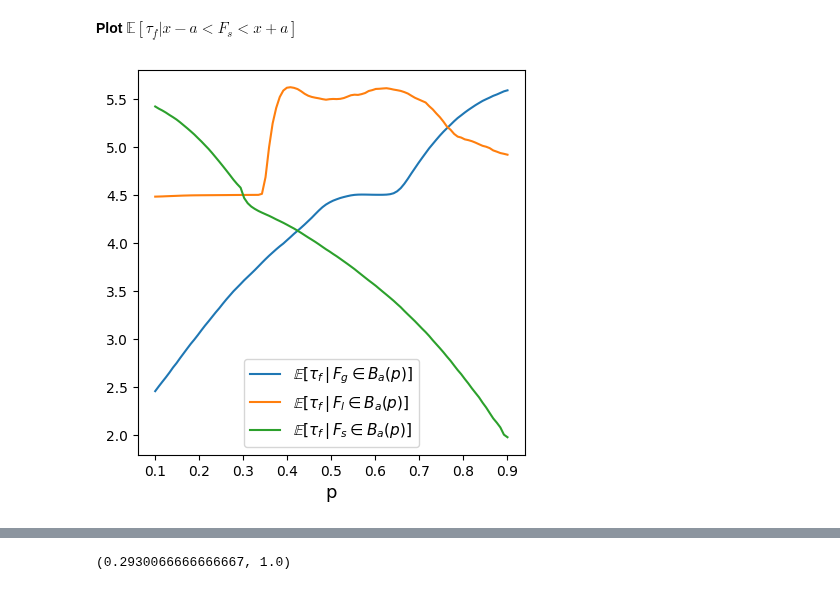
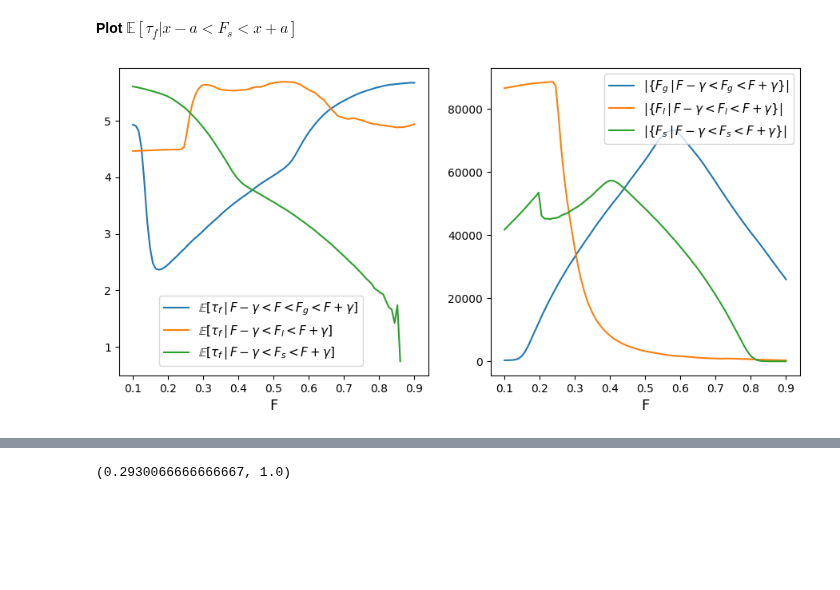
Before and after one commit to pinakm9/random-feature-map, a Jupyter notebook: notebooks/bad-feature-example.ipynb, the cells around one changed output, grey strips where cells are left out. Cells and saved outputs as stored; diff of their text form; code cells hidden in the pictures; blank space fills up the shorter version.

```diff
--- a/notebooks/bad-feature-example.ipynb
+++ b/notebooks/bad-feature-example.ipynb
@@ -174,25 +227,43 @@ Time taken by get_mean_std is 0.2484 seconds
 # %% [markdown]
 **Plot $\mathbb{E}[\tau_f|x-a < F_s < x+a]$**
 # %%
-fig = plt.figure(figsize=(5, 5))
-ax = fig.add_subplot(111)
+fig = plt.figure(figsize=(11, 5))
+ax = fig.add_subplot(121)
+ax1 = fig.add_subplot(122)
 X = np.linspace(0.1, .9, num=100)
-eps = 0.3
+eps = 0.2
 Ys = np.zeros_like(X)
 Yl = np.zeros_like(X)
 Yg = np.zeros_like(X)
+
+ng = np.zeros_like(X)
+nl = np.zeros_like(X)
+ns = np.zeros_like(X)
 for i, x in enumerate(X):
-    Yg[i] = data[(data['avg_good_features']/D_r < x + eps) & (data['avg_good_features']/D_r > x-eps)]['tau_f_se'].mean()
-    Yl[i] = data[(data['avg_linear_features']/D_r < x + eps) & (data['avg_linear_features']/D_r > x-eps)]['tau_f_se'].mean()
-    Ys[i] = data[(data['avg_bad_features']/D_r < x + eps) & (data['avg_bad_features']/D_r > x-eps)]['tau_f_se'].mean()
+    dg = data[(data['avg_good_features']/D_r < x + eps) & (data['avg_good_features']/D_r > x-eps)]['tau_f_se']
+    ng[i] = len(dg)
+    Yg[i] = dg.mean()
+    dl = data[(data['avg_linear_features']/D_r < x + eps) & (data['avg_linear_features']/D_r > x-eps)]['tau_f_se']
+    nl[i] = len(dl)
+    Yl[i] = dl.mean()
+    ds = data[(data['avg_bad_features']/D_r < x + eps) & (data['avg_bad_features']/D_r > x-eps)]['tau_f_se']
+    ns[i] = len(ds)
+    Ys[i] = ds.mean()
 # plt.scatter(X, Yg, marker='x')
-ax.plot(X, Yg, label=r"$\mathbb{E}[\tau_f\,|\,F_g\in B_a(p)]$")
+ax.plot(X, Yg, label=r"$\mathbb{E}[\tau_f\,|\,F-\gamma <F<F_g< F+\gamma]$")
+ax1.plot(X, ng, label=r"$|\{F_g\,|\,F-\gamma<F_g< F+\gamma\}|$")
 # ax.scatter(X, Yl, marker='x')
-ax.plot(X, Yl, label=r"$\mathbb{E}[\tau_f\,|\,F_l\in B_a(p)]$")
+ax.plot(X, Yl, label=r"$\mathbb{E}[\tau_f\,|\,F-\gamma<F_l< F+\gamma]$")
+ax1.plot(X, nl, label=r"$|\{F_l\,|\,F-\gamma<F_l< F+\gamma\}|$")
 # ax.scatter(X, Ys, marker='x')
-ax.plot(X, Ys, label=r"$\mathbb{E}[\tau_f\,|\,F_s\in B_a(p)]$")
-ax.legend(fontsize=11)
-ax.set_xlabel('p', fontsize=13)
-plt.savefig("../data/plots/tau_f_given_features.png", dpi=300, bbox_inches="tight")
+ax.plot(X, Ys, label=r"$\mathbb{E}[\tau_f\,|\,F-\gamma<F_s< F+\gamma]$")
+ax1.plot(X, ns, label=r"$|\{F_s\,|\,F-\gamma<F_s< F+\gamma\}|$")
+ax.legend(loc=(0.13, 0.03), fontsize=11)
+ax.set_xlabel('F', fontsize=13)
+ax1.legend(loc="upper right", fontsize=11)
+ax1.set_xlabel('F', fontsize=13)
+
+
+plt.savefig(f"../data/plots/tau_f_given_features_0_{int(eps*10)}.png", dpi=300, bbox_inches="tight")
 # %% [output]
-[figure, old version]
+[figure, new version]
```
Also changed, not shown: parts of 12 cells of this notebook, 6 other files.
